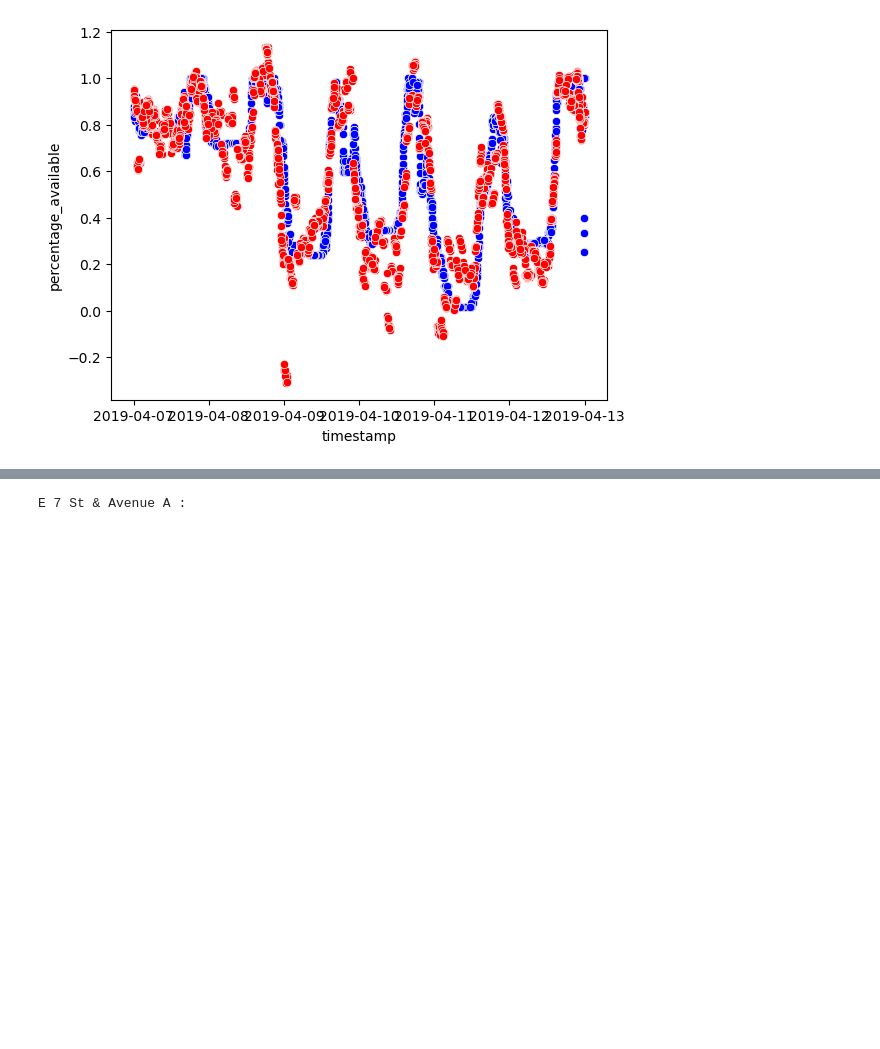
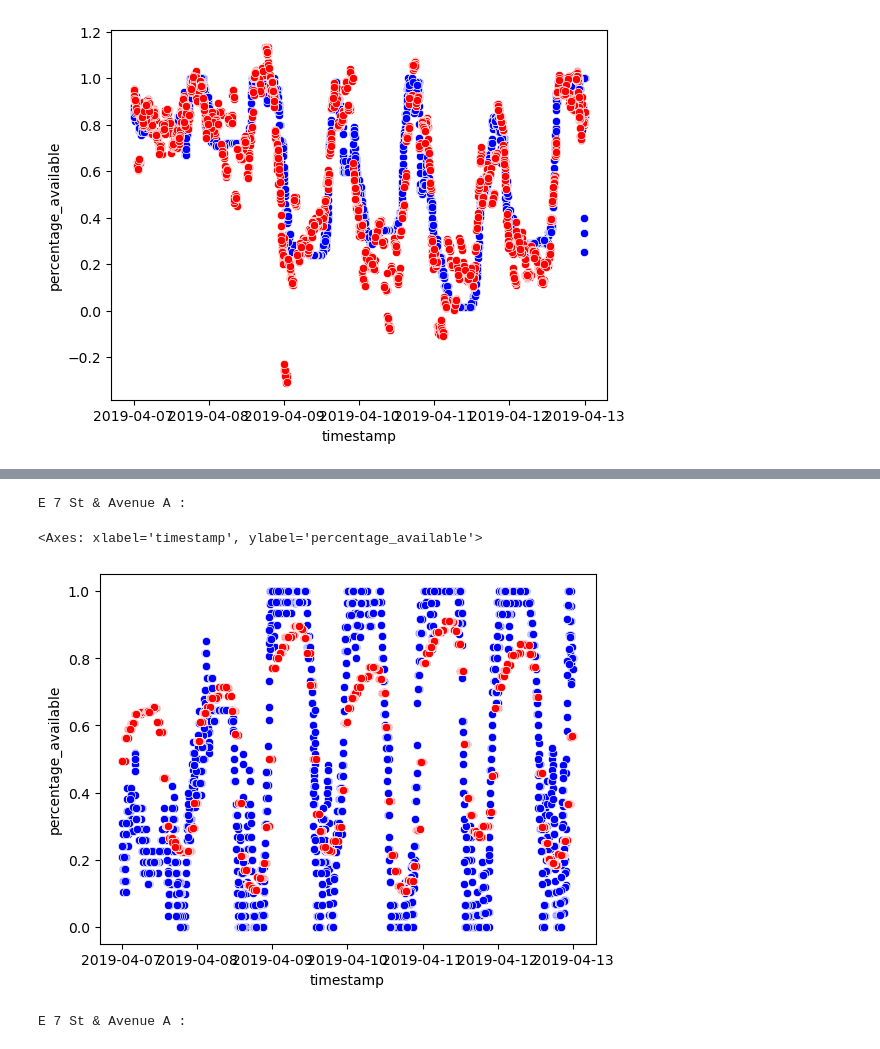
Before and after one commit to tristange123/citi_bike_project, a Jupyter notebook: Python_Backend/model_testing.ipynb, the cells around one changed output, grey strips where cells are left out. Saved outputs shown, nothing was run; the diff lists cells and outputs as text; code cells hidden in the pictures; blank space fills up the shorter version.

```diff
--- a/Python_Backend/model_testing.ipynb
+++ b/Python_Backend/model_testing.ipynb
@@ -498,3 +522,20 @@ Mercer St & Spring St :
+# %%
+
+df_viz['predictions'] = y_smallval_pred
+
+SHORTNAME = '5626.07'
+
+timeframe_graphed = (df_viz['timestamp'] >= dt(2019,4,7, tzinfo = timezone.utc)) & (df_viz['timestamp'] < dt(2019,4,13, tzinfo = timezone.utc))
+
+print(shortname_to_name[SHORTNAME], ':')
+
+
+sns.scatterplot(data= df_viz[(df_viz['shortname'] == SHORTNAME) & timeframe_graphed], x='timestamp', y='percentage_available', color = 'blue')
+sns.scatterplot(data= df_viz[(df_viz['shortname'] == SHORTNAME) & timeframe_graphed], x='timestamp', y='predictions', color = 'red')
+# %% [output]
+E 7 St & Avenue A :
+<Axes: xlabel='timestamp', ylabel='percentage_available'>
+[figure, added]
 # %%
 SHORTNAME = '5626.07'
 
```
Also changed, not shown: parts of 13 cells of this notebook, 11 other files.
